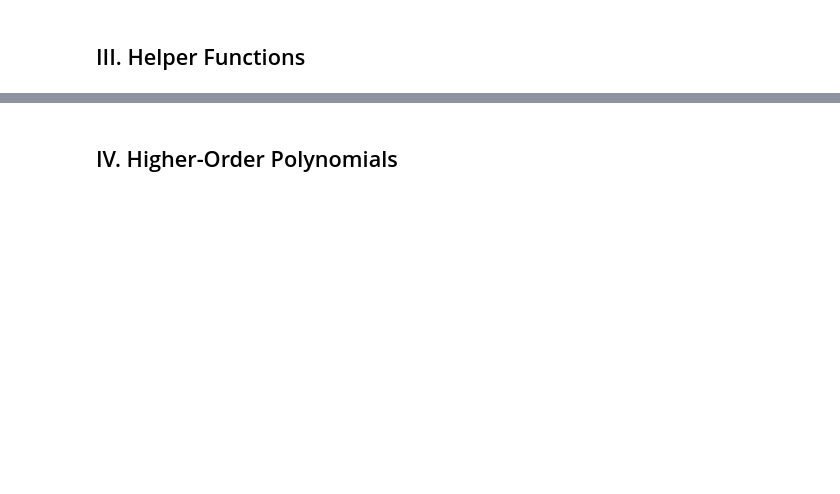
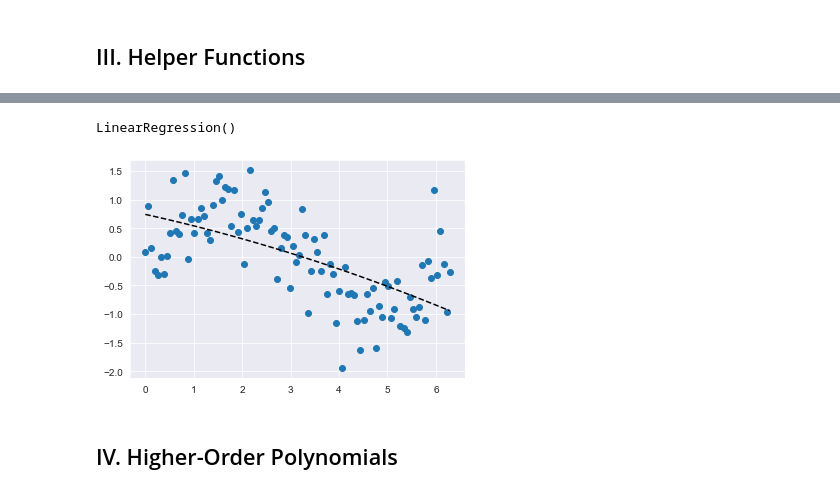
Before and after one commit to tundeiness/How_the_World_Works, a Jupyter notebook: 3 - Workbook - Adding Complexity.ipynb, the cells around one changed output, grey strips where cells are left out. Drawn from its saved outputs; the diff is of its cells as text; code cells hidden in the pictures; blank space fills up the shorter version.

```diff
--- a/3 - Workbook - Adding Complexity.ipynb
+++ b/3 - Workbook - Adding Complexity.ipynb
@@ -20,2 +114,20 @@ Use this space to practice writing and implementing all of the code from Coding
+# %%
+def fit_and_plot_polynomial(df, model, polynomial_order):
+    # create a copy of data frame
+    df_copy = df.copy()
+
+    # if polynomial_order is one
+    if polynomial_order == 1:
+        model = fit_and_plot_model(df_copy, model)
+    else:
+        for power in range(2, polynomial_order + 1):
+            df_copy['x{}'.format(power)] = np.power(df_copy.x, power)
+        model = fit_and_plot_model(df_copy, model)
+    return model
+# %%
+fit_and_plot_polynomial(df, LinearRegression(), 2)
+# %% [output]
+LinearRegression()
+[figure, added]
 # %% [markdown]
 ## IV. Higher-Order Polynomials
```
Also changed, not shown: parts of 13 cells of this notebook, 1 other file.
